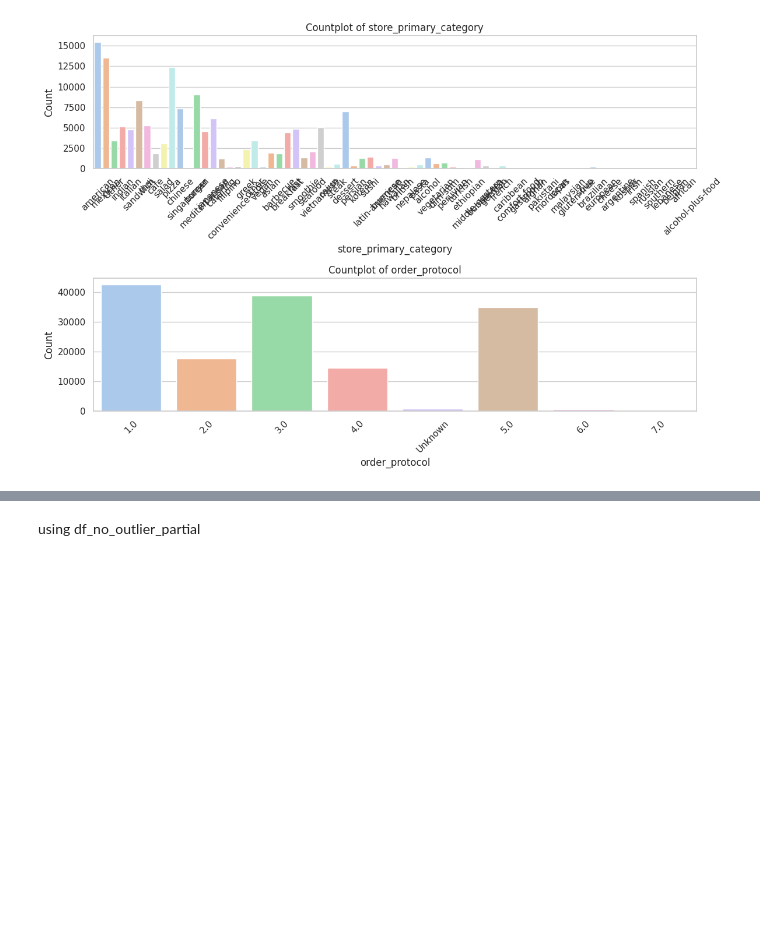
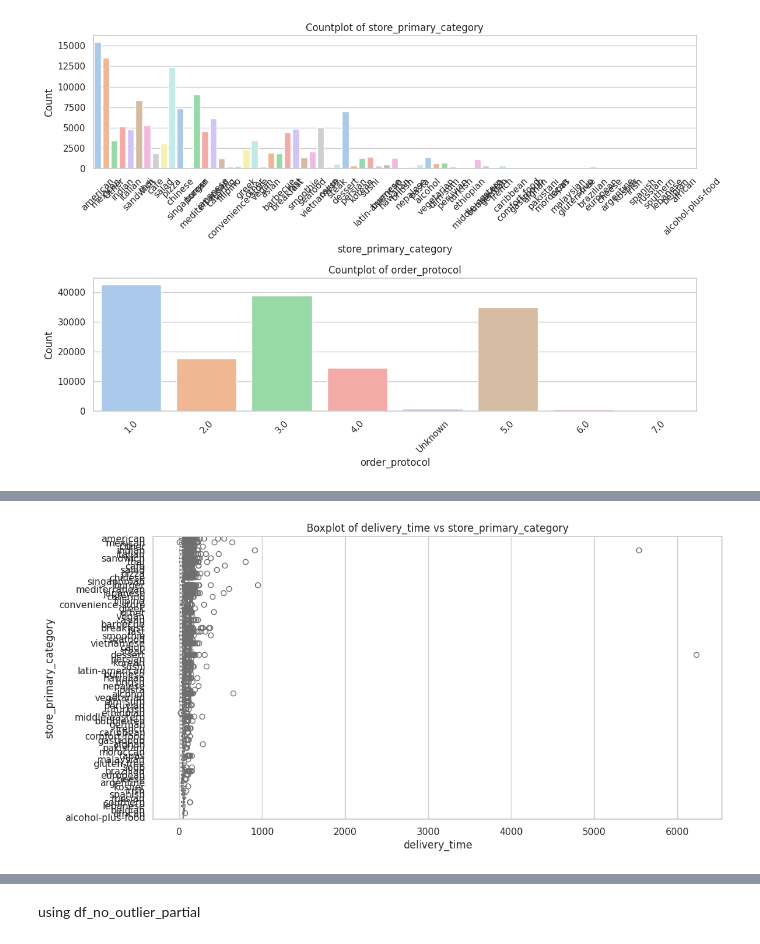
Before and after one commit to Ridlodk/video-learning, a Jupyter notebook: eda & preprocessing/eda_&_pre_processing.ipynb, the cells around one changed output, grey strips where cells are left out. Saved outputs shown, nothing was run; the diff lists cells and outputs as text; code cells hidden in the pictures; blank space fills up the shorter version.

```diff
--- a/eda & preprocessing/eda_&_pre_processing.ipynb
+++ b/eda & preprocessing/eda_&_pre_processing.ipynb
@@ -707,0 +747,13 @@ plt.show()
+# %%
+x = 'delivery_time'
+y = 'store_primary_category'
+
+plt.figure(figsize=(12, 6))
+sns.boxplot(data=df_no_outlier_all, x=x, y=y, palette='pastel')
+
+plt.title(f'Boxplot of {x} vs {y}')
+plt.xlabel(x)
+plt.ylabel(y)
+plt.show()
+# %% [output]
+[figure, added]
```
Also changed, not shown: parts of 5 cells of this notebook.
